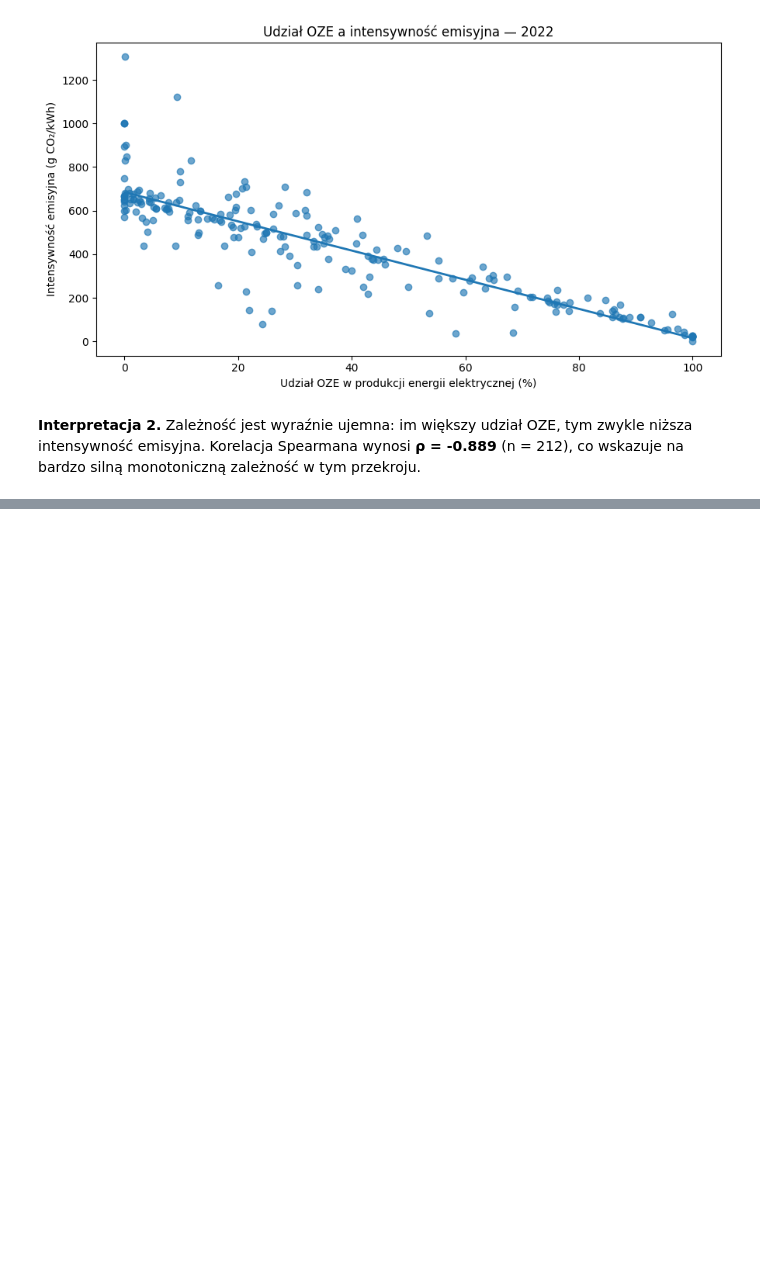
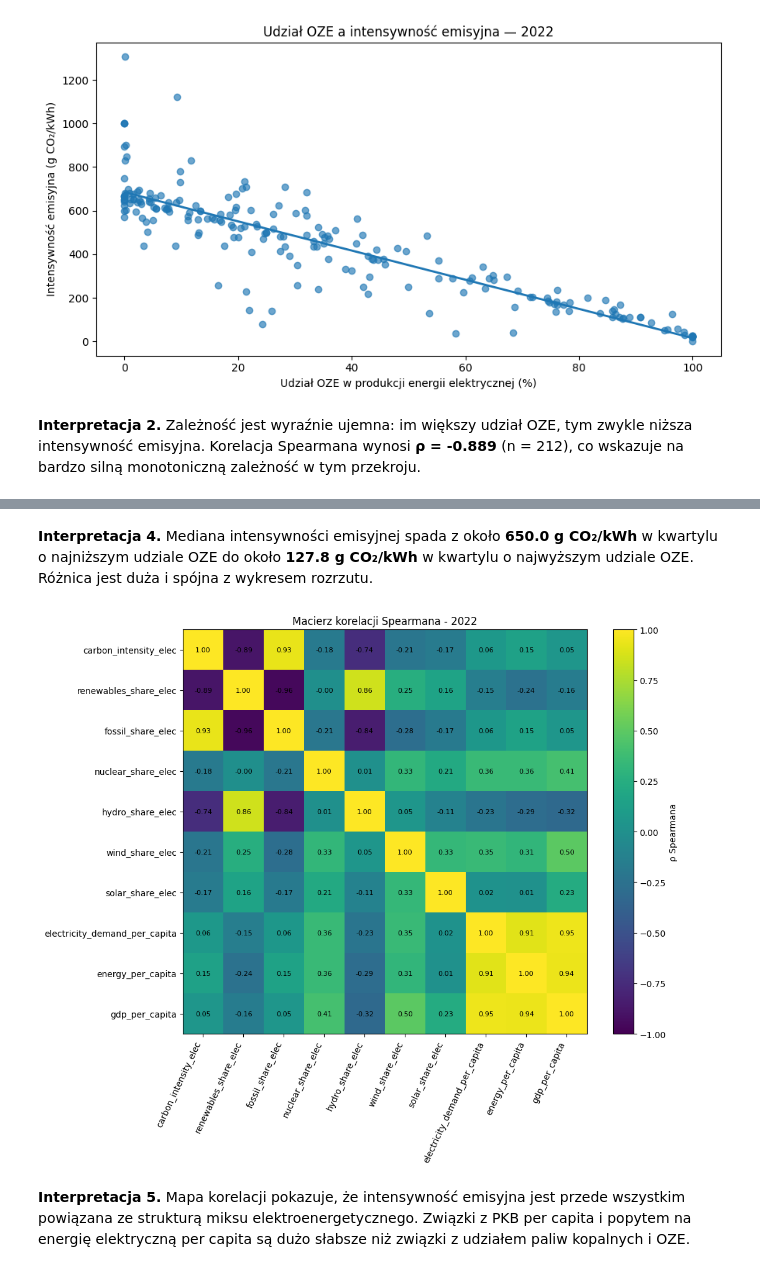
Before and after one commit to J-E-Wa/Analiza-i-wizualizacja-danych, a Jupyter notebook: energy-data-analyze.ipynb, the cells around one changed output, grey strips where cells are left out. Drawn from its saved outputs; the diff is of its cells as text; code cells hidden in the pictures; blank space fills up the shorter version.

```diff
--- a/energy-data-analyze.ipynb
+++ b/energy-data-analyze.ipynb
@@ -306,0 +341,33 @@ plt.show()
+# %% [markdown]
+**Interpretacja 4.** Mediana intensywności emisyjnej spada z około **650.0 g CO₂/kWh** w kwartylu o najniższym udziale OZE do około **127.8 g CO₂/kWh** w kwartylu o najwyższym udziale OZE. Różnica jest duża i spójna z wykresem rozrzutu.
+# %%
+# 5. Macierz korelacji Spearmana
+corr_cols = [
+    "carbon_intensity_elec", "renewables_share_elec", "fossil_share_elec",
+    "nuclear_share_elec", "hydro_share_elec", "wind_share_elec",
+    "solar_share_elec", "electricity_demand_per_capita",
+    "energy_per_capita", "gdp_per_capita"
+]
+corr = data[corr_cols].corr(method="spearman")
+
+fig, ax = plt.subplots(figsize=(11, 9))
+img = ax.imshow(corr.values, vmin=-1, vmax=1)
+ax.set_xticks(range(len(corr_cols)))
+ax.set_yticks(range(len(corr_cols)))
+ax.set_xticklabels(corr_cols, rotation=65, ha="right")
+ax.set_yticklabels(corr_cols)
+ax.set_title("Macierz korelacji Spearmana - 2022")
+
+for i in range(len(corr_cols)):
+    for j in range(len(corr_cols)):
+        val = corr.iloc[i, j]
+        if pd.notna(val):
+            ax.text(j, i, f"{val:.2f}", ha="center", va="center", fontsize=8)
+
+fig.colorbar(img, ax=ax, label="ρ Spearmana")
+plt.tight_layout()
+plt.show()
+# %% [output]
+[figure, added]
+# %% [markdown]
+**Interpretacja 5.** Mapa korelacji pokazuje, że intensywność emisyjna jest przede wszystkim powiązana ze strukturą miksu elektroenergetycznego. Związki z PKB per capita i popytem na energię elektryczną per capita są dużo słabsze niż związki z udziałem paliw kopalnych i OZE.
```
Also changed, not shown: parts of 5 cells of this notebook.
